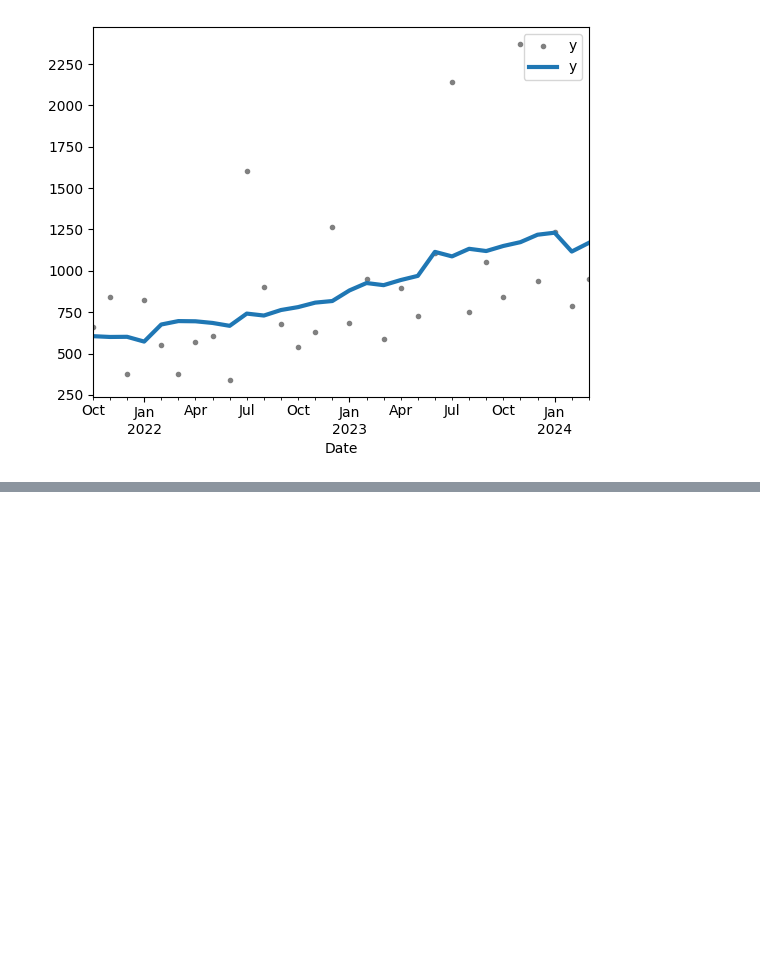
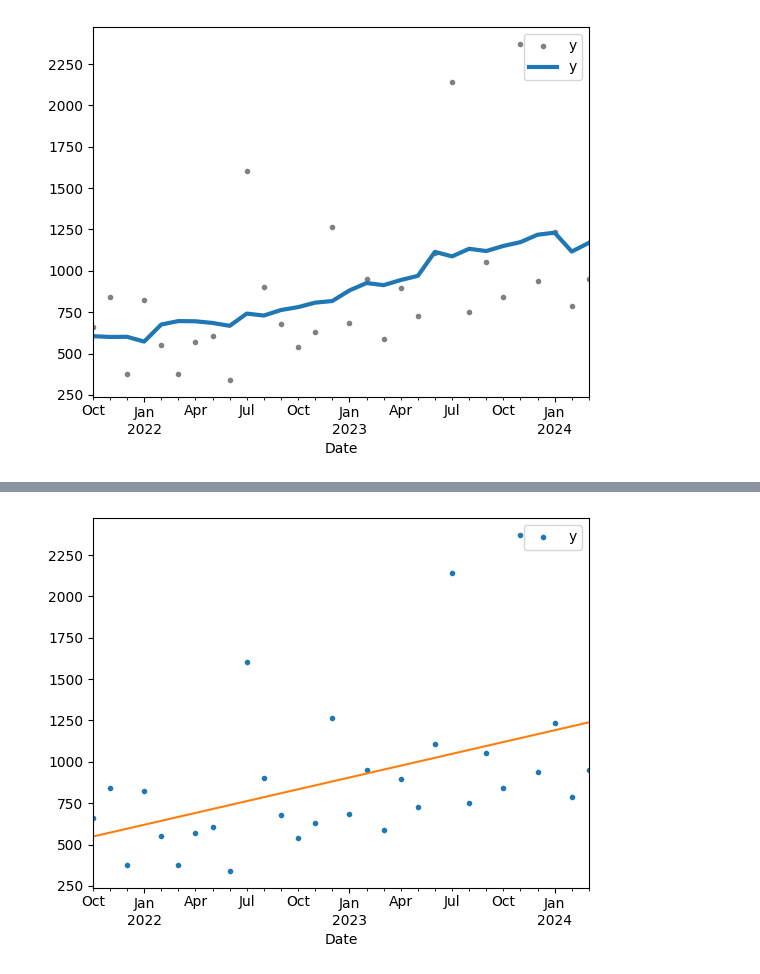
Before and after one commit to Mkranj/time_series_expenses, a Jupyter notebook: scripts/building_model_kaggle.ipynb, the cells around one changed output, grey strips where cells are left out. Saved outputs shown, nothing was run; the diff lists cells and outputs as text; code cells hidden in the pictures; blank space fills up the shorter version.

Commit message:
sklearn Linear regression for just trend

```diff
--- a/scripts/building_model_kaggle.ipynb
+++ b/scripts/building_model_kaggle.ipynb
@@ -29,3 +30,15 @@ moving_average.plot(
 # %% [output]
 <Axes: xlabel='Date'>
 [figure]
+# %%
+# Using the statsmodel to model a time series
+from statsmodels.tsa.deterministic import DeterministicProcess
+dp = DeterministicProcess(
+    index = monthly.index,
+    constant = True,
+    order = 1,
+    drop = True
+)
+
+X = dp.in_sample()
+X.head()
@@ -31,0 +53,14 @@ moving_average.plot(
+# %%
+from sklearn.linear_model import LinearRegression
+
+y = monthly.y
+
+model = LinearRegression(fit_intercept=False)
+model.fit(X, y)
+
+y_pred = pd.Series(model.predict(X), index = X.index)
+# %%
+ax = monthly.plot(style = ".")
+_ = y_pred.plot(ax = ax)
+# %% [output]
+[figure, added]
```
Also changed, not shown: parts of 2 cells of this notebook.
